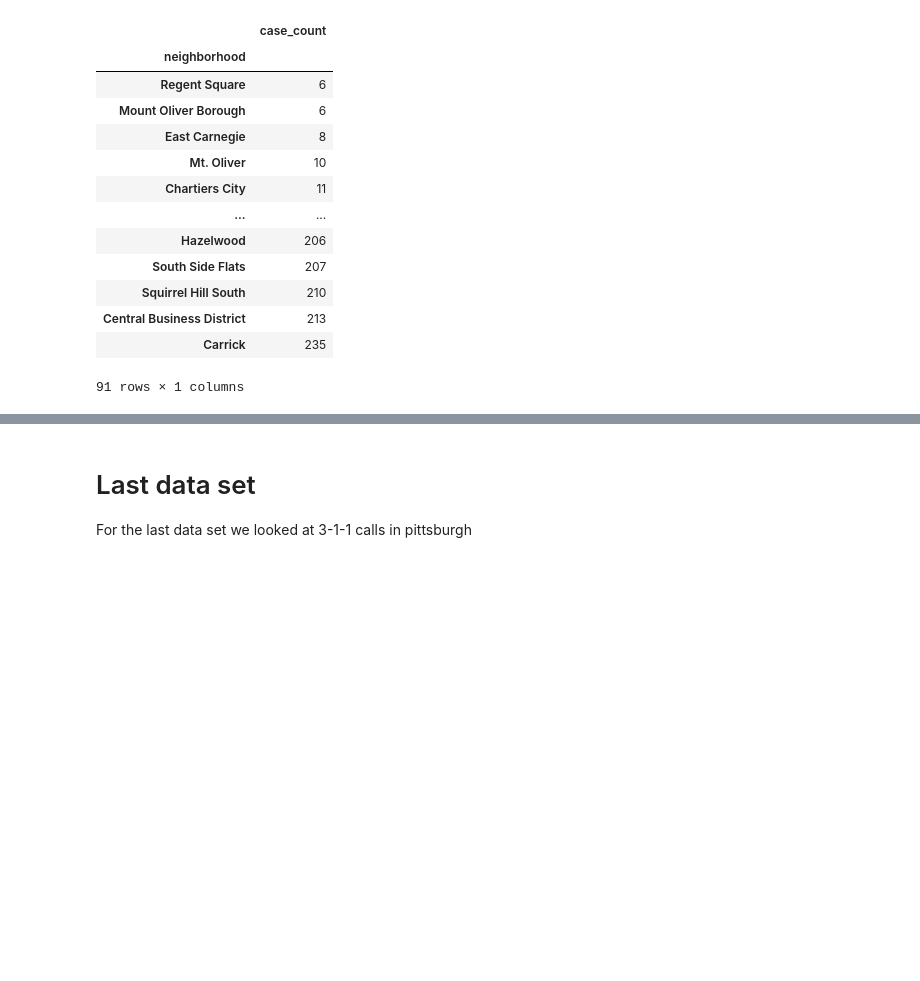
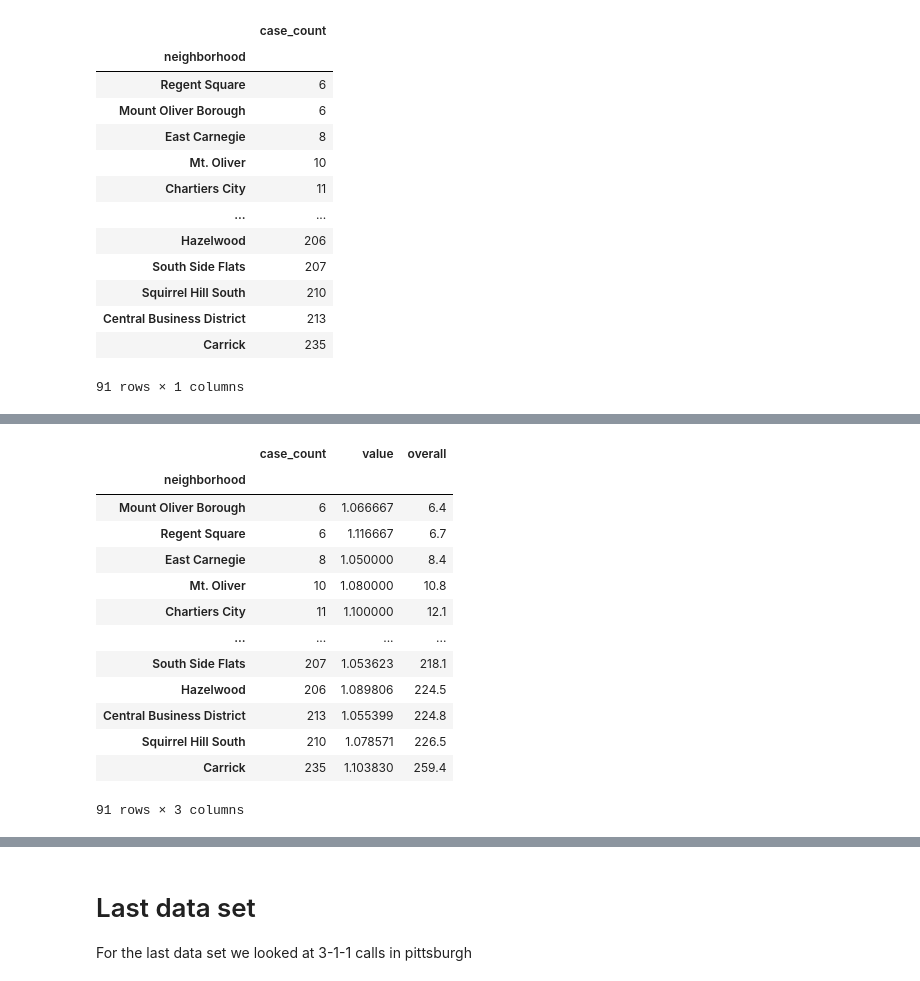
Before and after one commit to adamsheelar1/CMPINF0010_Final, a Jupyter notebook: pres.ipynb, the cells around one changed output, grey strips where cells are left out. Saved outputs shown, nothing was run; the diff lists cells and outputs as text; code cells hidden in the pictures; blank space fills up the shorter version.

```diff
--- a/pres.ipynb
+++ b/pres.ipynb
@@ -167,0 +235,17 @@ The metric for the 2nd data set was essentialy to see where the least amount of
+# %%
+fire_final.sort_values("overall")
+# %% [output]
+|  | case_count | value | overall |
+| neighborhood |  |  |  |
+| Mount Oliver Borough | 6 | 1.066667 | 6.4 |
+| Regent Square | 6 | 1.116667 | 6.7 |
+| East Carnegie | 8 | 1.050000 | 8.4 |
+| Mt. Oliver | 10 | 1.080000 | 10.8 |
+| Chartiers City | 11 | 1.100000 | 12.1 |
+| ... | ... | ... | ... |
+| South Side Flats | 207 | 1.053623 | 218.1 |
+| Hazelwood | 206 | 1.089806 | 224.5 |
+| Central Business District | 213 | 1.055399 | 224.8 |
+| Squirrel Hill South | 210 | 1.078571 | 226.5 |
+| Carrick | 235 | 1.103830 | 259.4 |
+91 rows × 3 columns
```
Also changed, not shown: parts of 21 cells of this notebook.
